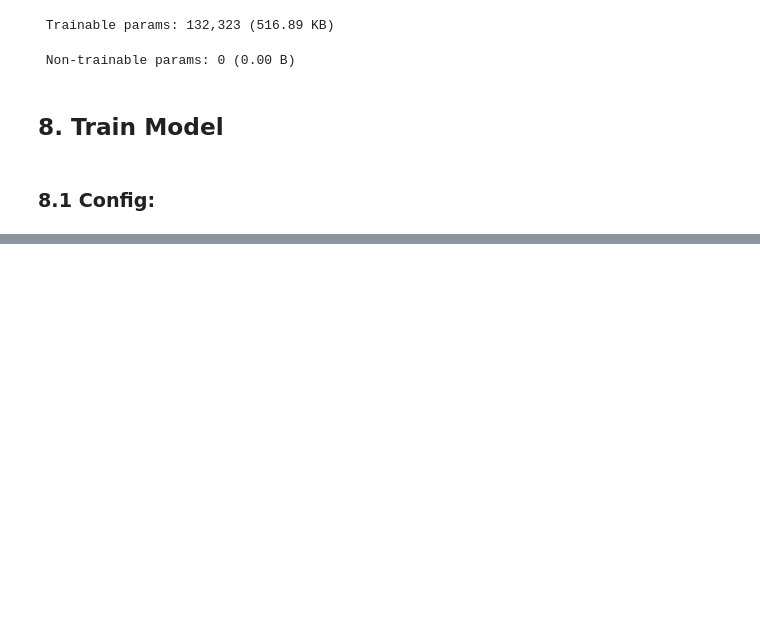
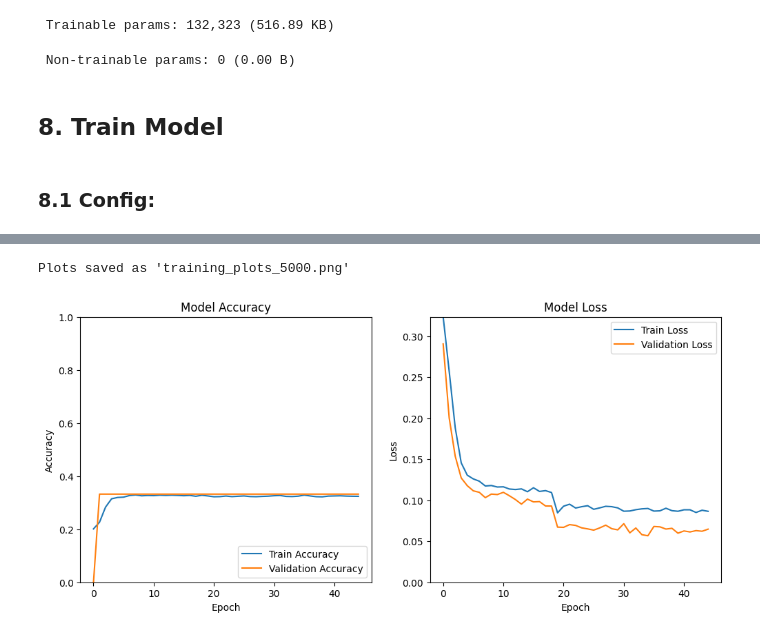
Before and after one commit to hubertmaka/gesture-recognition, a Jupyter notebook: gesture_recognition.ipynb, the cells around one changed output, grey strips where cells are left out. Saved outputs shown, nothing was run; the diff lists cells and outputs as text; code cells hidden in the pictures; blank space fills up the shorter version.

```diff
--- a/gesture_recognition.ipynb
+++ b/gesture_recognition.ipynb
@@ -482,8 +591,8 @@ KeyboardInterrupt:
 # %%
-SET_SIZE = 15_000
+SET_SIZE = 5_000
 TRAIN_SET_SIZE = 0.7 * SET_SIZE
 VAL_SET_SIZE = SET_SIZE - TRAIN_SET_SIZE
-MIN_SEQ_LEN = 30
+MIN_SEQ_LEN = 34
 CLASSES = [1, 25, 19]
 CLASSES_PERCENTAGE = [1/len(CLASSES) for _ in range(len(CLASSES))]
 CLASSES_WITH_PERCENTAGE = {cls: percentage for cls, percentage in zip(CLASSES, CLASSES_PERCENTAGE)}
@@ -511,6 +620,15 @@ val_ds = create_pipeline(
     batch_size=PipelineConfig.BATCH_SIZE
 )
 
+def build_lstm_model(input_shape: tuple[int, int], num_classes: int):
+    model = keras.models.Sequential()
+    model.add(keras.layers.Input(input_shape))
+    model.add(keras.layers.LSTM(units=32, return_sequences=True))
+    model.add(keras.layers.LSTM(units=16, return_sequences=False))
+    model.add(keras.layers.Dropout(0.2))
+    model.add(keras.layers.Dense(units=8, activation="relu"))
+    model.add(keras.layers.Dense(units=num_classes, activation="softmax"))
+    return model
 
 lstm_model = build_lstm_model(input_shape=MODEL_INPUT_SHAPE, num_classes=len(CLASSES))
 
@@ -536,0 +690,29 @@ history = lstm_model.fit(train_ds, epochs=50, validation_data=val_ds, batch_size
+# %%
+plt.figure(figsize=(12, 5))
+
+plt.subplot(1, 2, 1)
+plt.plot(history.history['accuracy'], label='Train Accuracy')
+plt.plot(history.history['val_accuracy'], label='Validation Accuracy')
+plt.xlabel('Epoch')
+plt.ylabel('Accuracy')
+plt.ylim([0, 1])
+plt.legend(loc='lower right')
+plt.title('Model Accuracy')
+
+# Loss plot
+plt.subplot(1, 2, 2)
+plt.plot(history.history['loss'], label='Train Loss')
+plt.plot(history.history['val_loss'], label='Validation Loss')
+plt.xlabel('Epoch')
+plt.ylabel('Loss')
+plt.ylim([0, max(history.history['loss'])])
+plt.legend(loc='upper right')
+plt.title('Model Loss')
+
+
+plt.savefig('/content/drive/MyDrive/training_plots_5000.png')
+
+print("Plots saved as 'training_plots_5000.png'")
+# %% [output]
+Plots saved as 'training_plots_5000.png'
+[figure, added]
```
Also changed, not shown: parts of 17 cells of this notebook.
